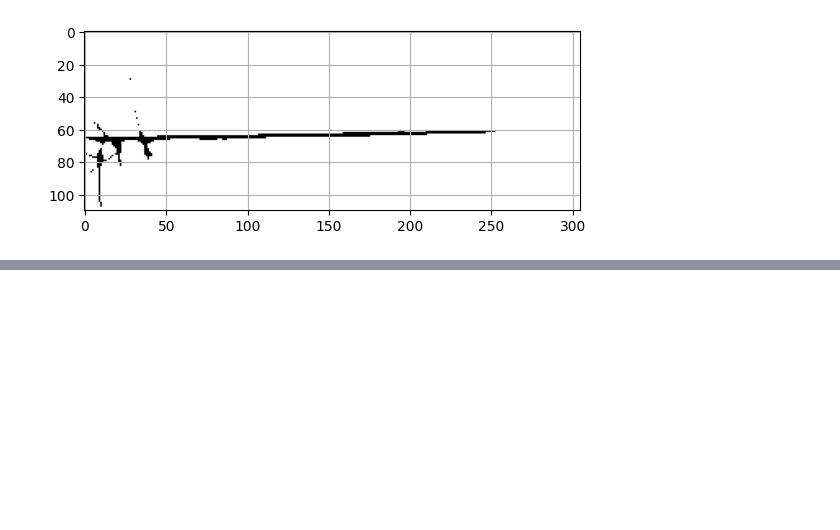
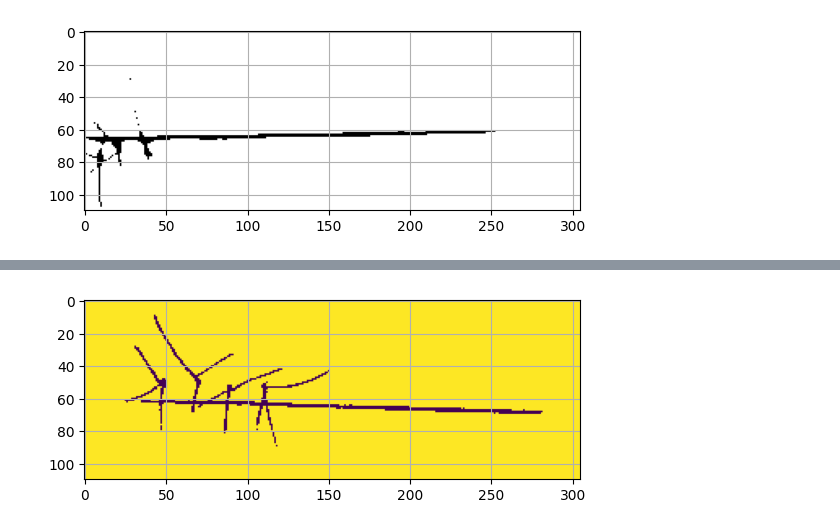
Before and after one commit to Napwillcode8848/OpenSutureNet, a Jupyter notebook: experiment2.ipynb, the cells around one changed output, grey strips where cells are left out. Cells and saved outputs as stored; diff of their text form; code cells hidden in the pictures; blank space fills up the shorter version.

```diff
--- a/experiment2.ipynb
+++ b/experiment2.ipynb
@@ -53,0 +163,7 @@ plot_stitch("/home/sov1/OpenSutureNet/final_frame/A40E_cropped.png")
+# %%
+# turn original image to black and white
+bin = cv2.threshold(img, 0, 255, cv2.THRESH_BINARY+cv2.THRESH_OTSU)[1]
+plt.imshow(bin)
+plt.grid()
+# %% [output]
+[figure, added]
```
Also changed, not shown: parts of 14 cells of this notebook.
